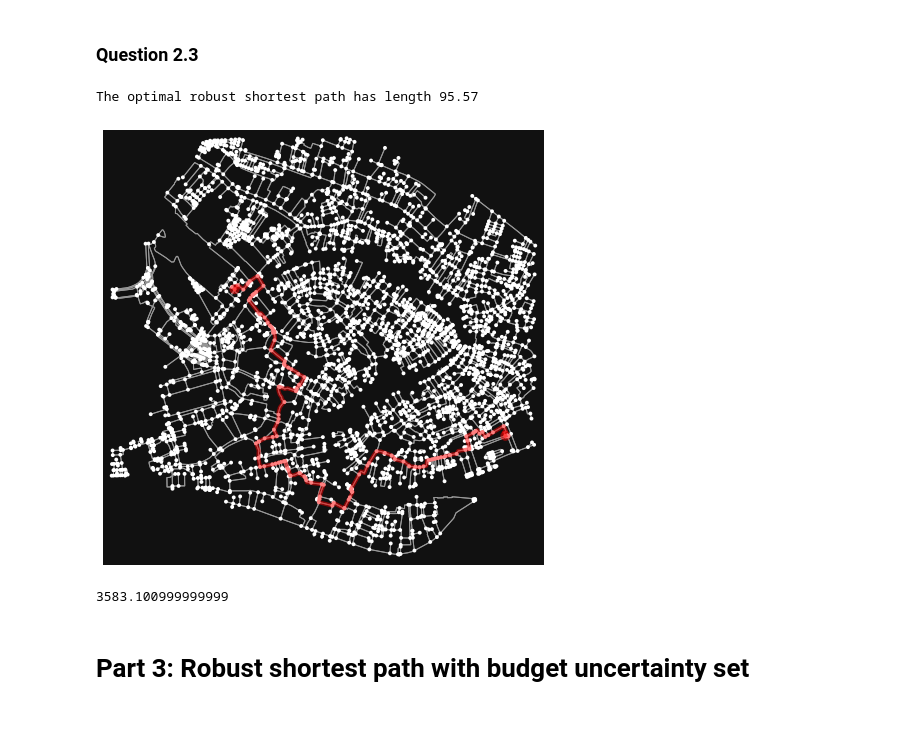
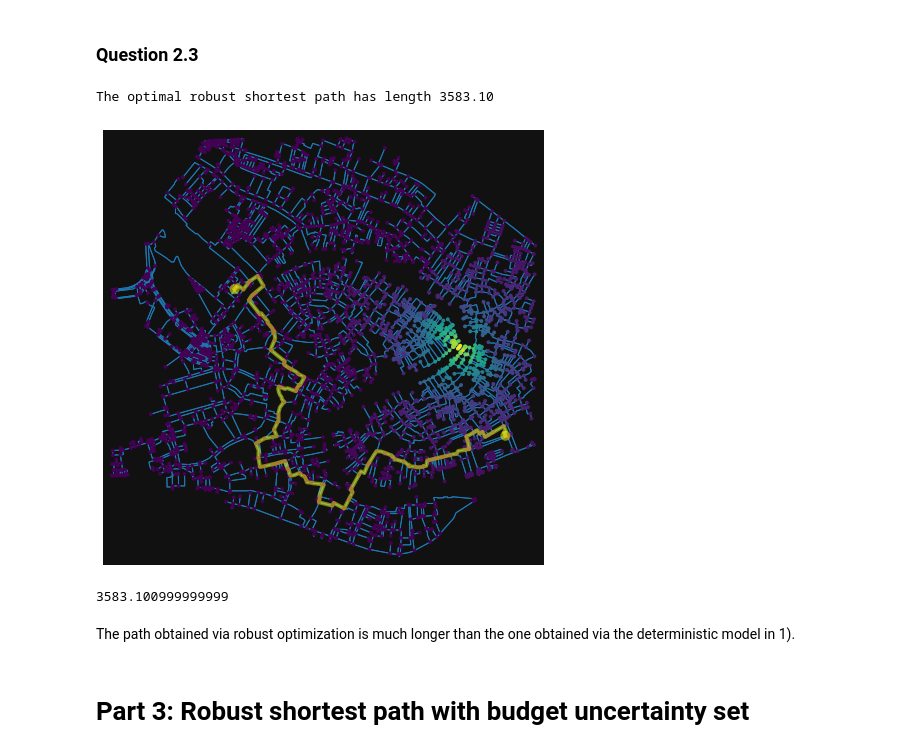
Before and after one commit to AnhVanGiang/MO, a Jupyter notebook: Third_assignment_Mathematical_optimization_2022_2023.ipynb, the cells around one changed output. Cells and saved outputs as stored; diff of their text form; code cells hidden in the pictures; blank space fills up the shorter version.

```diff
--- a/Third_assignment_Mathematical_optimization_2022_2023.ipynb
+++ b/Third_assignment_Mathematical_optimization_2022_2023.ipynb
@@ -405,17 +405,21 @@ def robust_shortestpath(s, t, nodes, edges, pred, succ, alpha):
 # %%
 model = robust_shortestpath(s, t, nodes, edges, pred, succ, alpha)
 result = cbc_solver.solve(model)
 route = get_route(model)
 
 print(f"\nThe optimal robust shortest path has length %.2f\n" % sum([edges[i,j] * model.x[i,j]() for i, j in model.edges]))
-plot_network(network, route)
+plot_network_heatmap(network, route=route,
+                     node_color=[alpha[k] for k in nodes],
+                     route_color="yellow")
 # %% [output]
-The optimal robust shortest path has length 95.57
+The optimal robust shortest path has length 3583.10
-[figure, old version]
+[figure, new version]
 # %%
 sum([edges[i,j] * model.x[i,j]() for i, j in model.edges])
 # %% [output]
 3583.100999999999
+# %% [markdown]
+The path obtained via robust optimization is much longer than the one obtained via the deterministic model in 1).
 # %% [markdown]
 # Part 3: Robust shortest path with budget uncertainty set
 # %% [markdown]
```
